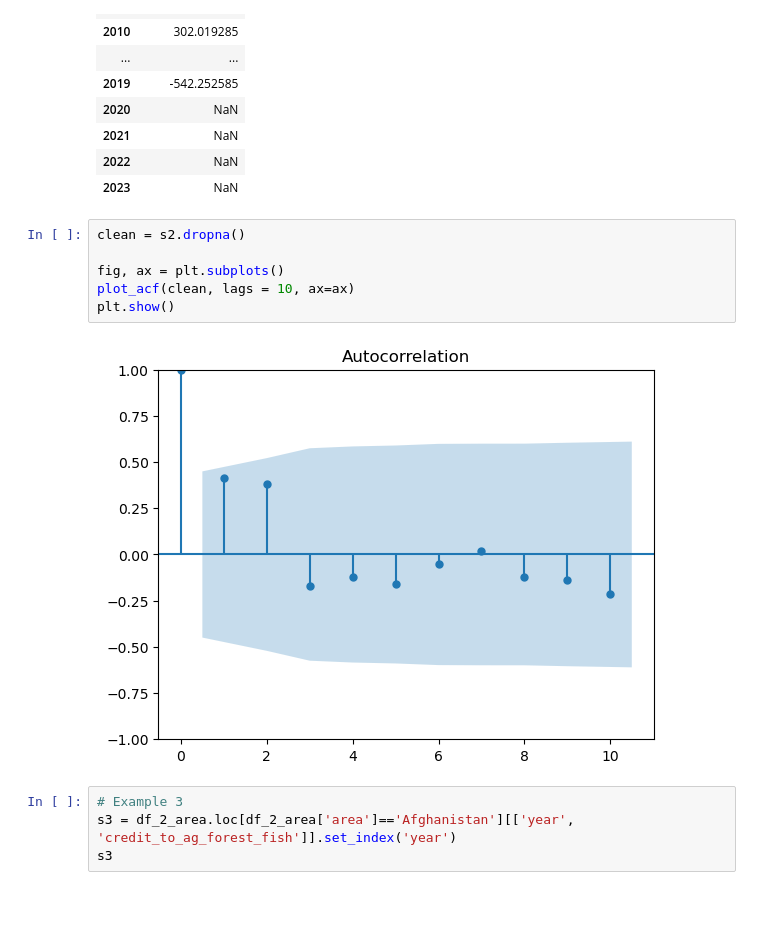
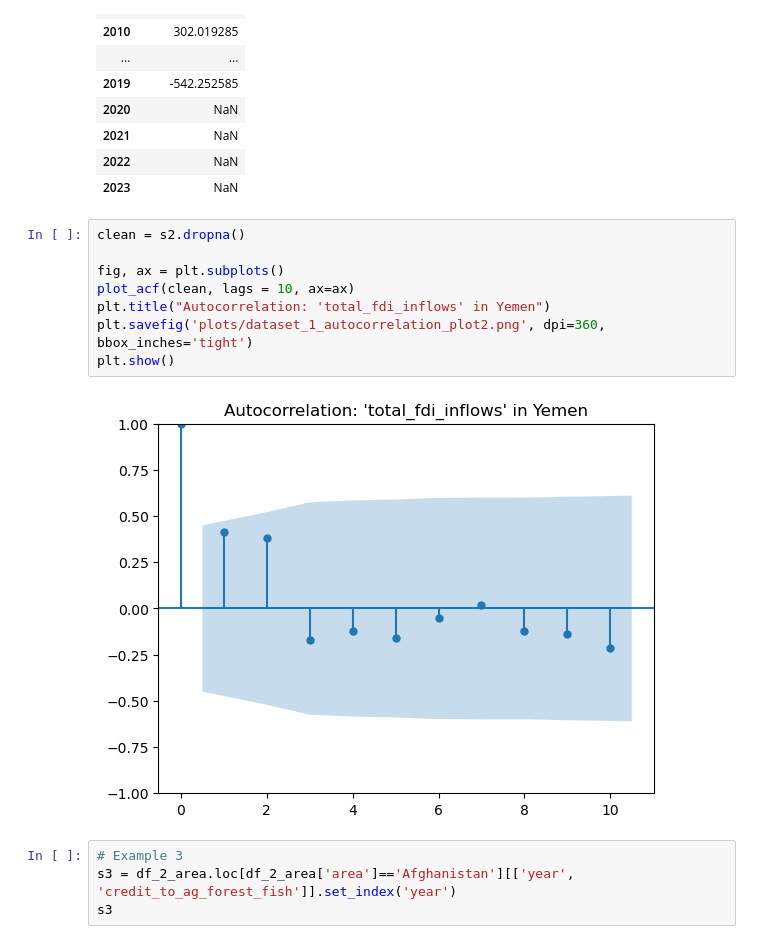
Before and after one commit to Leonidus1995/farmer-prices-forecasting, a Jupyter notebook: dataset_1.ipynb, the cells around one changed output. Cells and saved outputs as stored; diff of their text form; blank space fills up the shorter version.

```diff
--- a/dataset_1.ipynb
+++ b/dataset_1.ipynb
@@ -1084,11 +1085,13 @@ s2
 # %%
 clean = s2.dropna()
 
 fig, ax = plt.subplots()
 plot_acf(clean, lags = 10, ax=ax)
+plt.title("Autocorrelation: 'total_fdi_inflows' in Yemen")
+plt.savefig('plots/dataset_1_autocorrelation_plot2.png', dpi=360, bbox_inches='tight')
 plt.show()
 # %% [output]
-[figure, old version]
+[figure, new version]
 # %%
 # Example 3
 s3 = df_2_area.loc[df_2_area['area']=='Afghanistan'][['year', 'credit_to_ag_forest_fish']].set_index('year')
```
Also changed, not shown: parts of 4 cells of this notebook, 7 other files.
